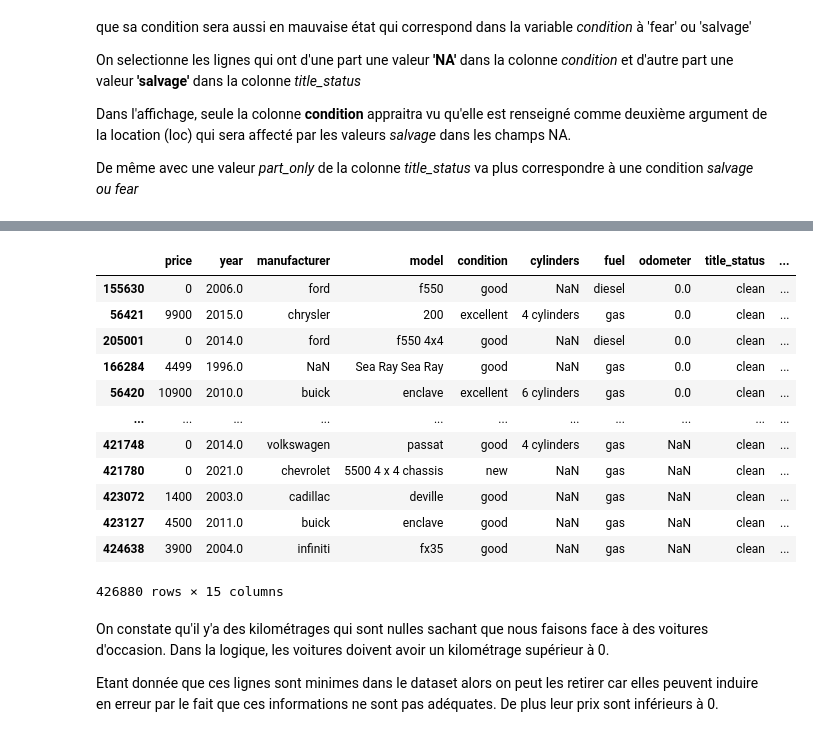
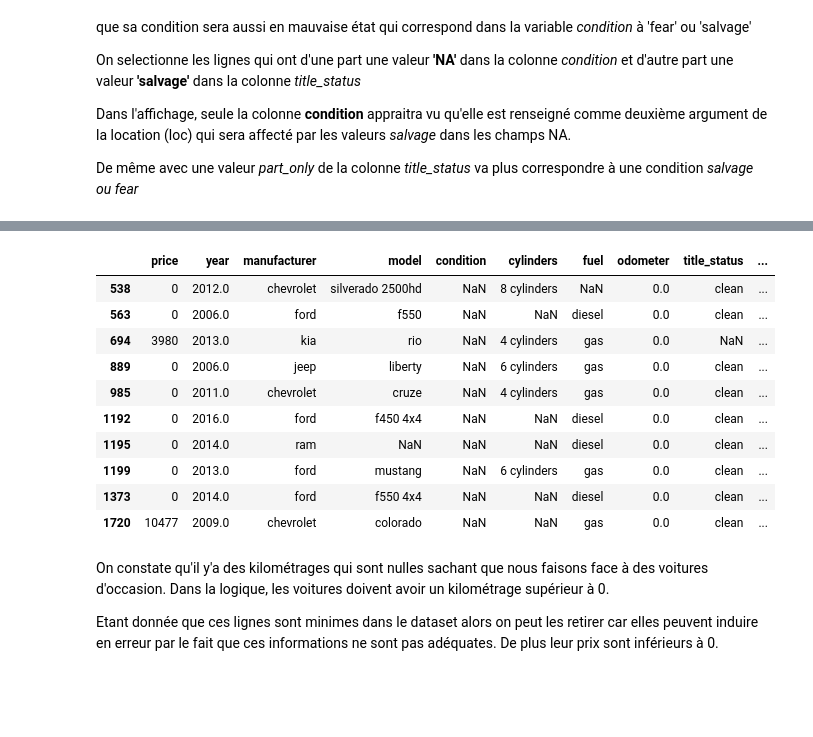
Before and after one commit to waigenius/dataviz_sda, a Jupyter notebook: data_analysing.ipynb, the cells around one changed output, grey strips where cells are left out. Cells and saved outputs as stored; diff of their text form; code cells hidden in the pictures; blank space fills up the shorter version.

```diff
--- a/data_analysing.ipynb
+++ b/data_analysing.ipynb
@@ -361,21 +312,20 @@ state                0
 posting_date        68
 dtype: int64
 # %%
-df.sort_values(by='odometer')
+# Affiche les 10 lignes du DataFrame avec les valeurs les plus petites  dans la colonne 'odometer'
+df.nsmallest(10, 'odometer')
 # %% [output]
 |  | price | year | manufacturer | model | condition | cylinders | fuel | odometer | title_status | ... |
-| 155630 | 0 | 2006.0 | ford | f550 | good | NaN | diesel | 0.0 | clean | ... |
-| 56421 | 9900 | 2015.0 | chrysler | 200 | excellent | 4 cylinders | gas | 0.0 | clean | ... |
-| 205001 | 0 | 2014.0 | ford | f550 4x4 | good | NaN | diesel | 0.0 | clean | ... |
-| 166284 | 4499 | 1996.0 | NaN | Sea Ray Sea Ray | good | NaN | gas | 0.0 | clean | ... |
-| 56420 | 10900 | 2010.0 | buick | enclave | excellent | 6 cylinders | gas | 0.0 | clean | ... |
-| ... | ... | ... | ... | ... | ... | ... | ... | ... | ... | ... |
-| 421748 | 0 | 2014.0 | volkswagen | passat | good | 4 cylinders | gas | NaN | clean | ... |
-| 421780 | 0 | 2021.0 | chevrolet | 5500 4 x 4 chassis | new | NaN | gas | NaN | clean | ... |
-| 423072 | 1400 | 2003.0 | cadillac | deville | good | NaN | gas | NaN | clean | ... |
-| 423127 | 4500 | 2011.0 | buick | enclave | good | NaN | gas | NaN | clean | ... |
-| 424638 | 3900 | 2004.0 | infiniti | fx35 | good | NaN | gas | NaN | clean | ... |
+| 538 | 0 | 2012.0 | chevrolet | silverado 2500hd | NaN | 8 cylinders | NaN | 0.0 | clean | ... |
+| 563 | 0 | 2006.0 | ford | f550 | NaN | NaN | diesel | 0.0 | clean | ... |
+| 694 | 3980 | 2013.0 | kia | rio | NaN | 4 cylinders | gas | 0.0 | NaN | ... |
+| 889 | 0 | 2006.0 | jeep | liberty | NaN | 6 cylinders | gas | 0.0 | clean | ... |
+| 985 | 0 | 2011.0 | chevrolet | cruze | NaN | 4 cylinders | gas | 0.0 | clean | ... |
+| 1192 | 0 | 2016.0 | ford | f450 4x4 | NaN | NaN | diesel | 0.0 | clean | ... |
+| 1195 | 0 | 2014.0 | ram | NaN | NaN | NaN | diesel | 0.0 | clean | ... |
+| 1199 | 0 | 2013.0 | ford | mustang | NaN | 6 cylinders | gas | 0.0 | clean | ... |
+| 1373 | 0 | 2014.0 | ford | f550 4x4 | NaN | NaN | diesel | 0.0 | clean | ... |
+| 1720 | 10477 | 2009.0 | chevrolet | colorado | NaN | NaN | gas | 0.0 | clean | ... |
-426880 rows × 15 columns
 # %% [markdown]
 On constate qu'il y'a des kilométrages qui sont nulles sachant que nous faisons face à des voitures d'occasion. Dans la logique, les voitures doivent avoir un kilométrage supérieur à 0.
 
```
Also changed, not shown: parts of 35 cells of this notebook, 3 other files.
